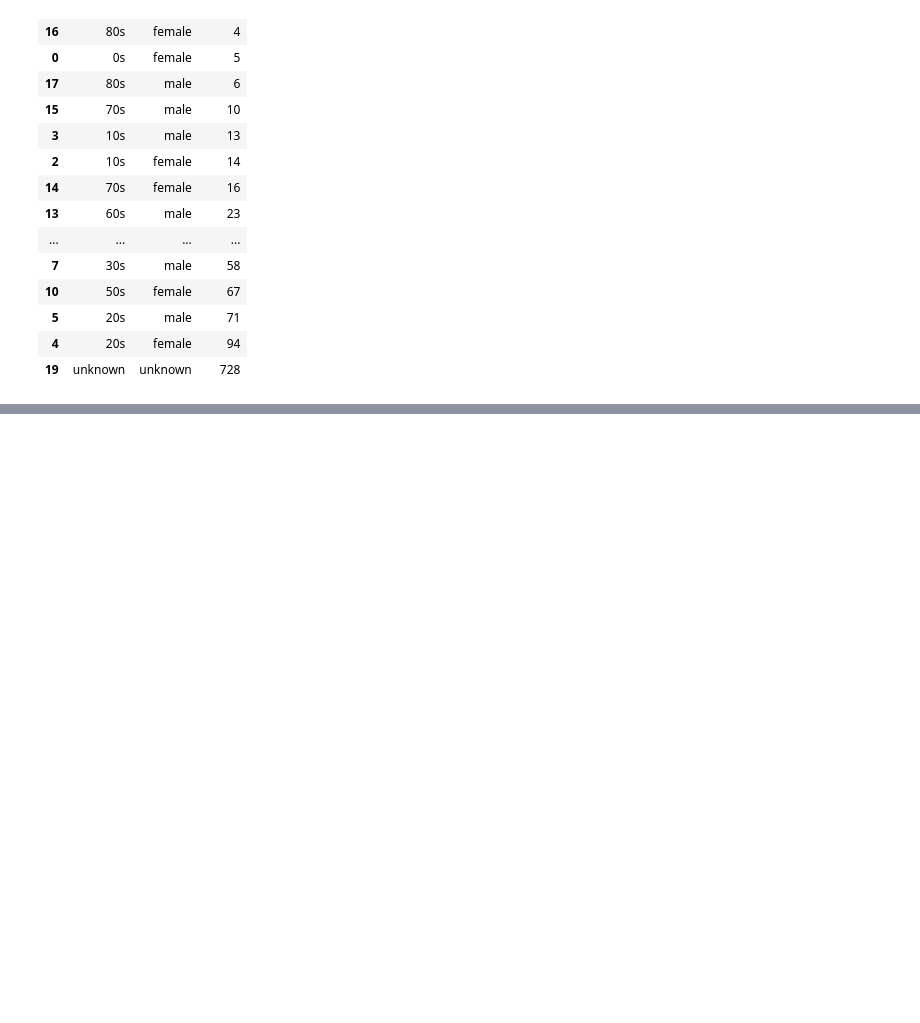
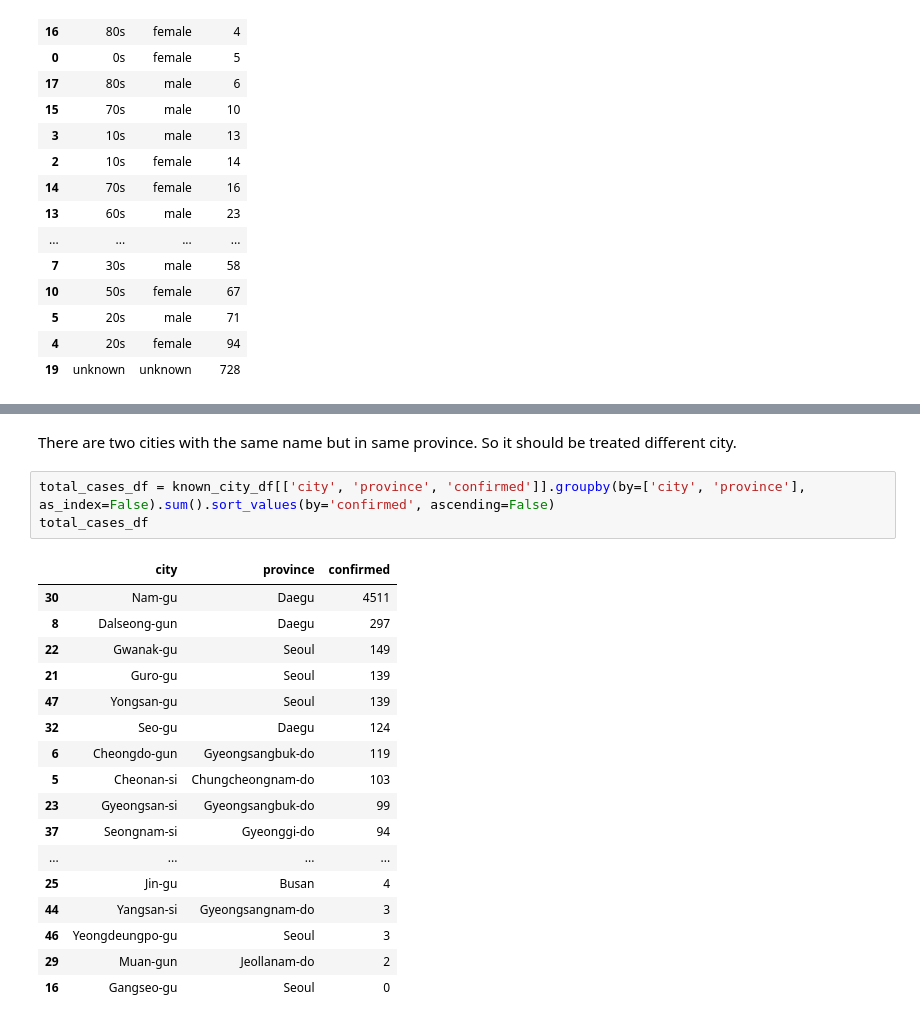
Before and after one commit to stefanusgusega/covid-data-analysis, a Jupyter notebook: notebook/eda.ipynb, the cells around one changed output, grey strips where cells are left out. Saved outputs shown, nothing was run; the diff lists cells and outputs as text; blank space fills up the shorter version.

```diff
--- a/notebook/eda.ipynb
+++ b/notebook/eda.ipynb
@@ -231,0 +308,23 @@ grouped_age_sex_df
+# %% [markdown]
+There are two cities with the same name but in same province. So it should be treated different city.
+# %%
+total_cases_df = known_city_df[['city', 'province', 'confirmed']].groupby(by=['city', 'province'], as_index=False).sum().sort_values(by='confirmed', ascending=False)
+total_cases_df
+# %% [output]
+|  | city | province | confirmed |
+| 30 | Nam-gu | Daegu | 4511 |
+| 8 | Dalseong-gun | Daegu | 297 |
+| 22 | Gwanak-gu | Seoul | 149 |
+| 21 | Guro-gu | Seoul | 139 |
+| 47 | Yongsan-gu | Seoul | 139 |
+| 32 | Seo-gu | Daegu | 124 |
+| 6 | Cheongdo-gun | Gyeongsangbuk-do | 119 |
+| 5 | Cheonan-si | Chungcheongnam-do | 103 |
+| 23 | Gyeongsan-si | Gyeongsangbuk-do | 99 |
+| 37 | Seongnam-si | Gyeonggi-do | 94 |
+| ... | ... | ... | ... |
+| 25 | Jin-gu | Busan | 4 |
+| 44 | Yangsan-si | Gyeongsangnam-do | 3 |
+| 46 | Yeongdeungpo-gu | Seoul | 3 |
+| 29 | Muan-gun | Jeollanam-do | 2 |
+| 16 | Gangseo-gu | Seoul | 0 |
```
Also changed, not shown: parts of 12 cells of this notebook.
